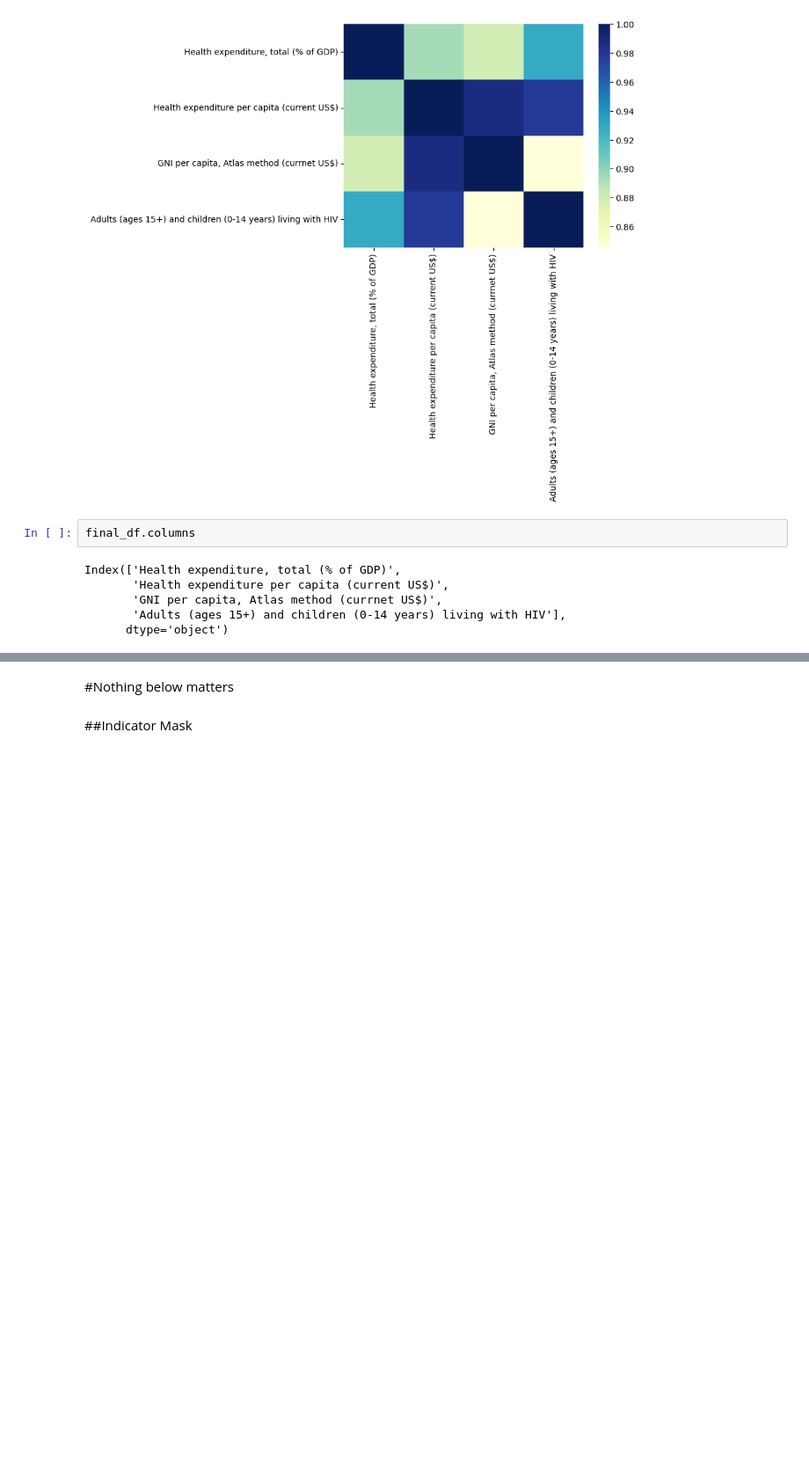
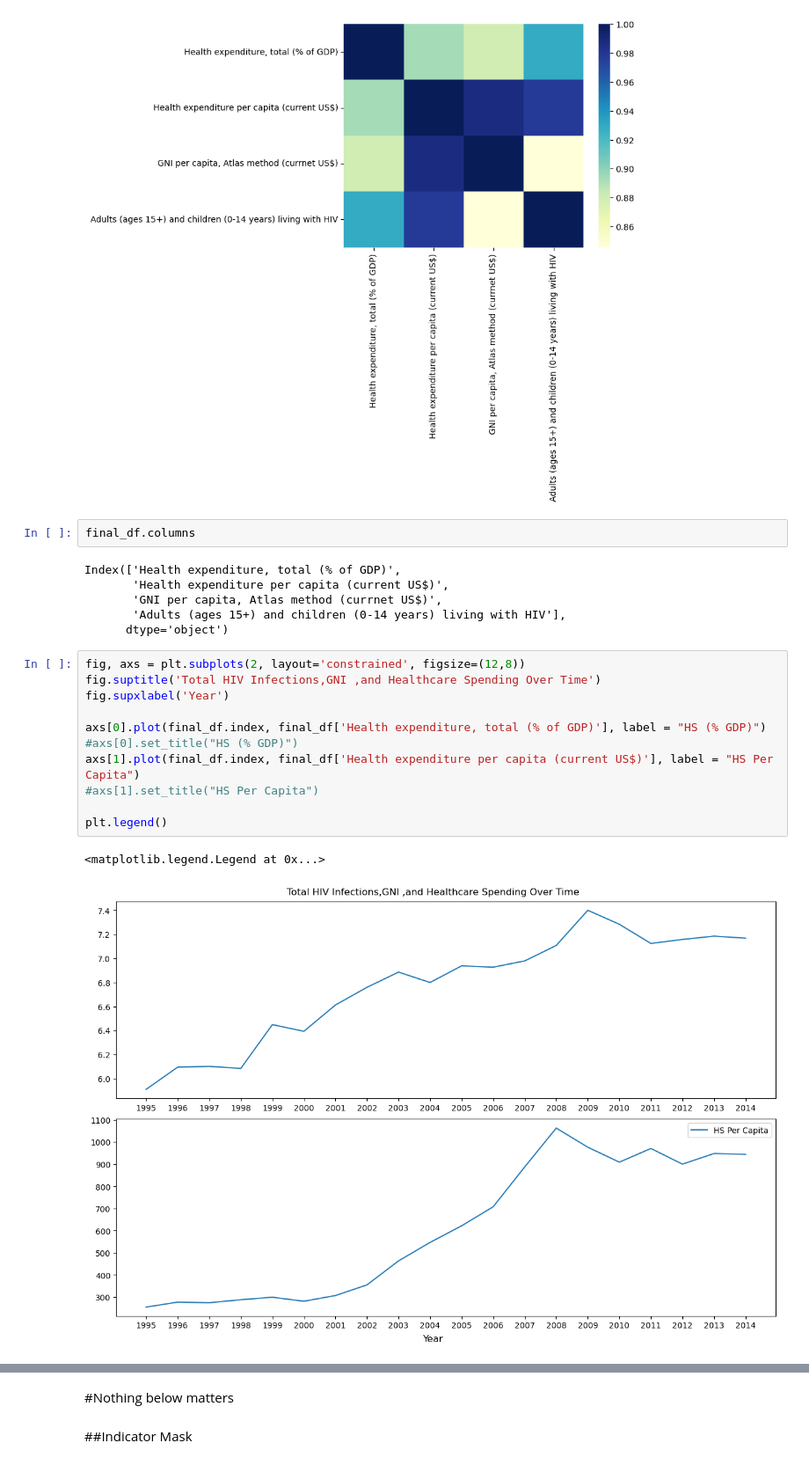
Before and after one commit to jhardin7612/python_eda_case_study, a Jupyter notebook: blake.ipynb, the cells around one changed output, grey strips where cells are left out. Shown at 88% size. Drawn from its saved outputs; the diff is of its cells as text; blank space fills up the shorter version.

```diff
--- a/blake.ipynb
+++ b/blake.ipynb
@@ -174,3 +174,17 @@ Index(['Health expenditure, total (% of GDP)',
        'GNI per capita, Atlas method (currnet US$)',
        'Adults (ages 15+) and children (0-14 years) living with HIV'],
       dtype='object')
+# %%
+fig, axs = plt.subplots(2, layout='constrained', figsize=(12,8))
+fig.suptitle('Total HIV Infections,GNI ,and Healthcare Spending Over Time')
+fig.supxlabel('Year')
+
+axs[0].plot(final_df.index, final_df['Health expenditure, total (% of GDP)'], label = "HS (% GDP)")
+#axs[0].set_title("HS (% GDP)")
+axs[1].plot(final_df.index, final_df['Health expenditure per capita (current US$)'], label = "HS Per Capita")
+#axs[1].set_title("HS Per Capita")
+
+plt.legend()
+# %% [output]
+<matplotlib.legend.Legend at 0x...>
+[figure, added]
```
Also changed, not shown: parts of 3 cells of this notebook.
